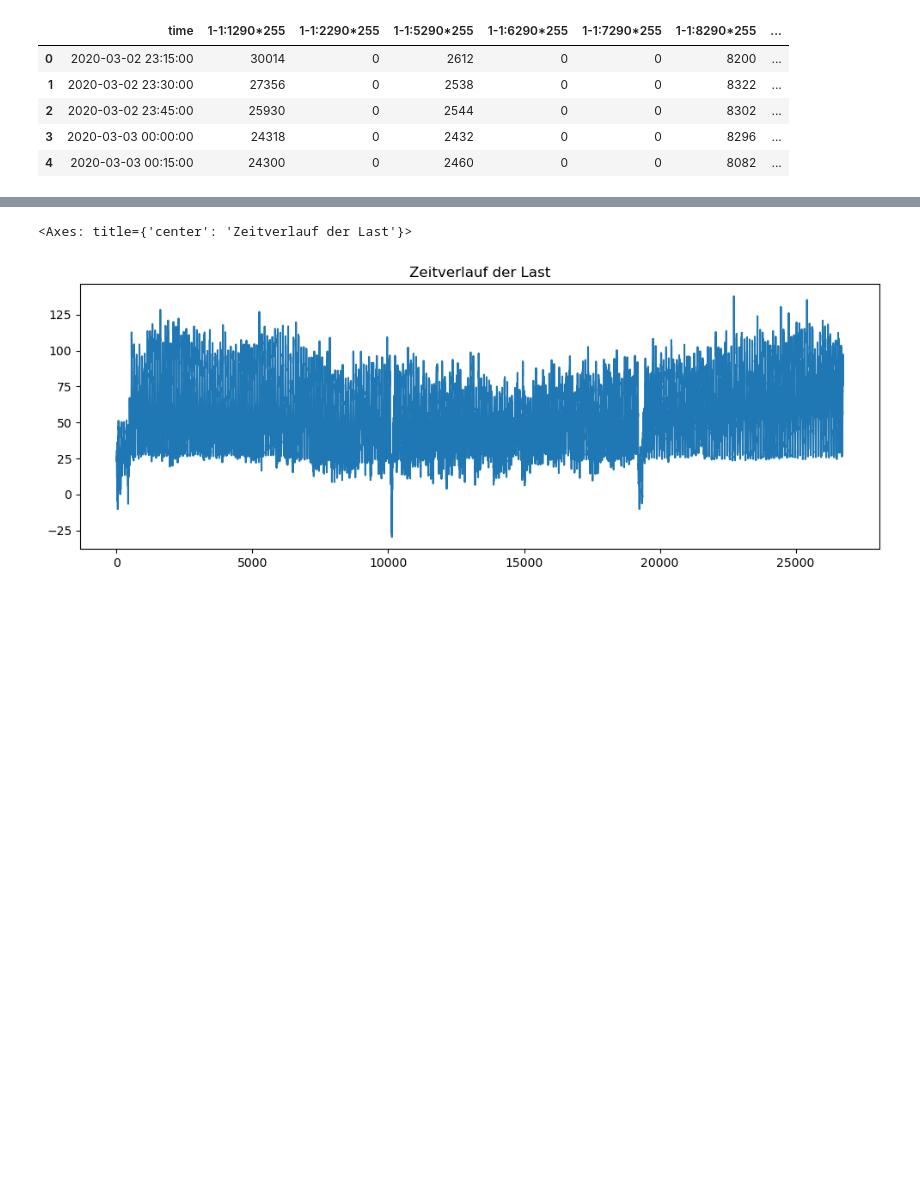
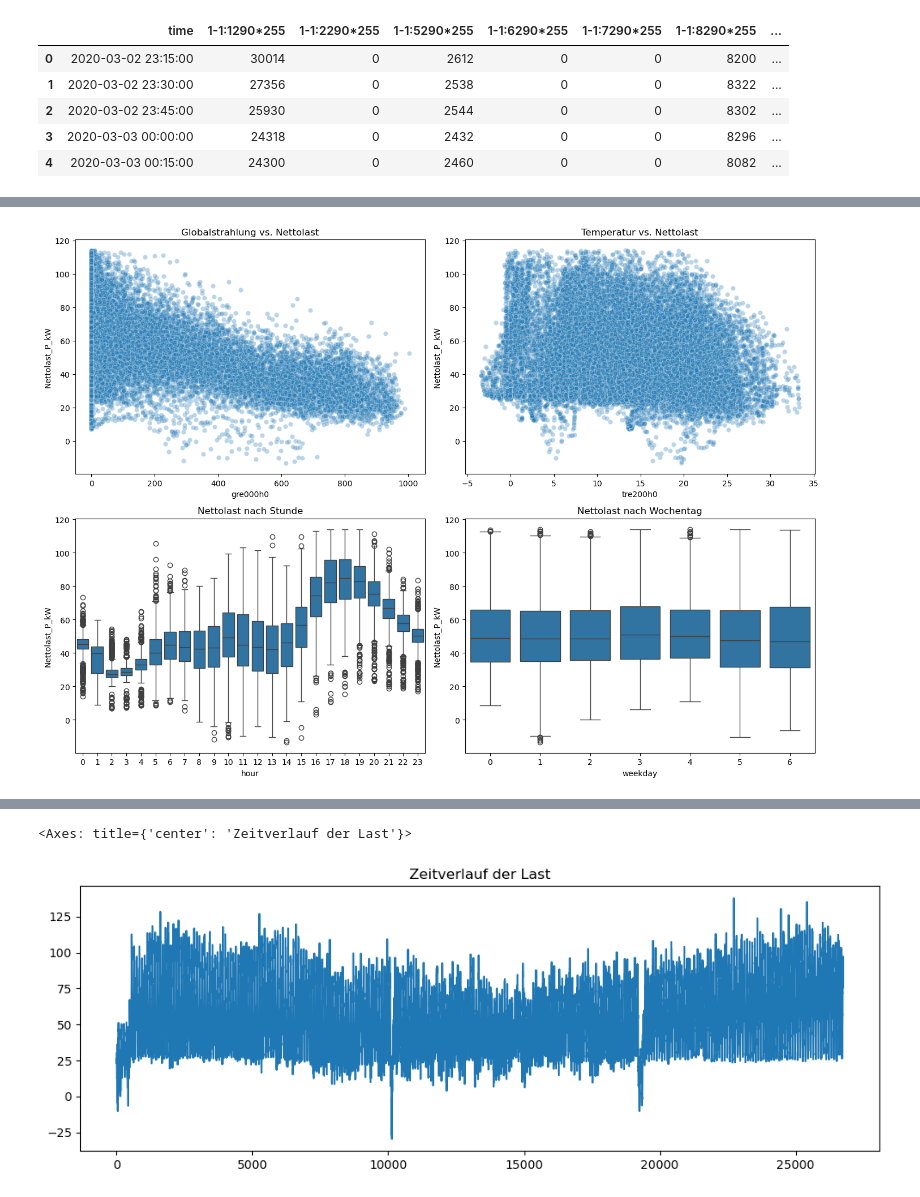
Before and after one commit to feizicodes/ml-netload-prediction, a Jupyter notebook: scr/EDA.ipynb, the cells around one changed output, grey strips where cells are left out. Cells and saved outputs as stored; diff of their text form; code cells hidden in the pictures; blank space fills up the shorter version.

```diff
--- a/scr/EDA.ipynb
+++ b/scr/EDA.ipynb
@@ -44,0 +113,23 @@ memory usage: 3.7+ MB
+# %%
+import seaborn as sns
+
+import matplotlib.pyplot as plt
+
+# Einfluss der Wetterdaten auf die Last
+fig, axes = plt.subplots(2, 2, figsize=(14, 10))
+sns.scatterplot(ax=axes[0, 0], data=df, x="gre000h0", y="Nettolast_P_kW", alpha=0.3)
+axes[0, 0].set_title("Globalstrahlung vs. Nettolast")
+
+sns.scatterplot(ax=axes[0, 1], data=df, x="tre200h0", y="Nettolast_P_kW", alpha=0.3)
+axes[0, 1].set_title("Temperatur vs. Nettolast")
+
+sns.boxplot(ax=axes[1, 0], data=df, x="hour", y="Nettolast_P_kW")
+axes[1, 0].set_title("Nettolast nach Stunde")
+
+sns.boxplot(ax=axes[1, 1], data=df, x="weekday", y="Nettolast_P_kW")
+axes[1, 1].set_title("Nettolast nach Wochentag")
+
+plt.tight_layout()
+plt.show()
+# %% [output]
+[figure, added]
```
Also changed, not shown: parts of 17 cells of this notebook, 3 other files.
